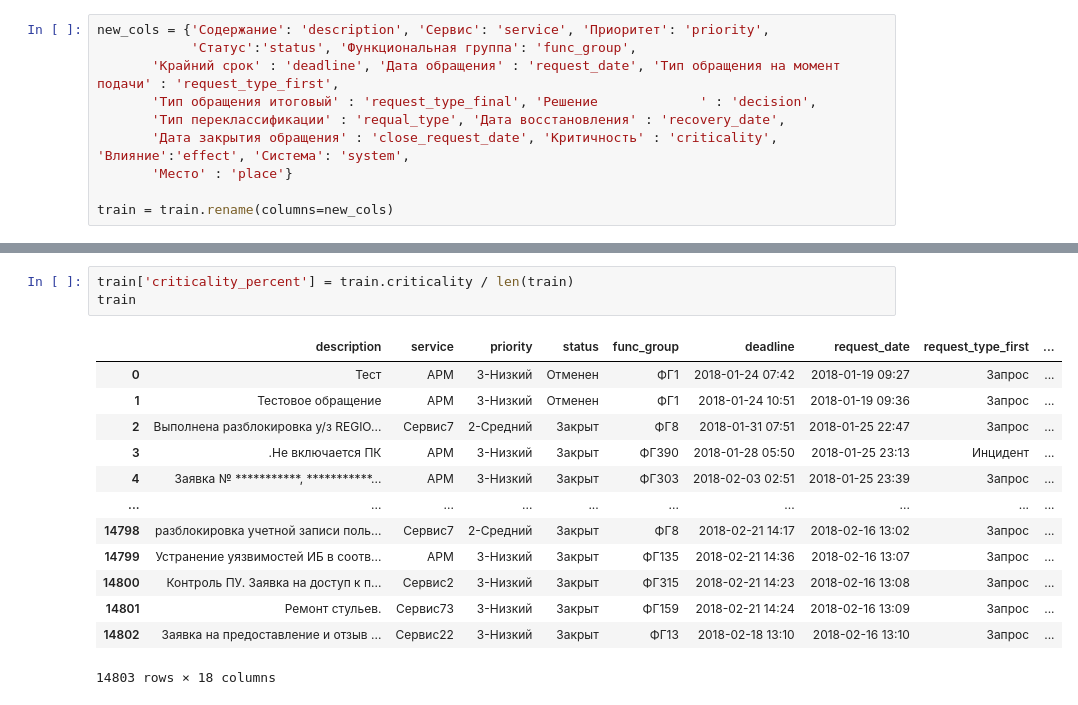
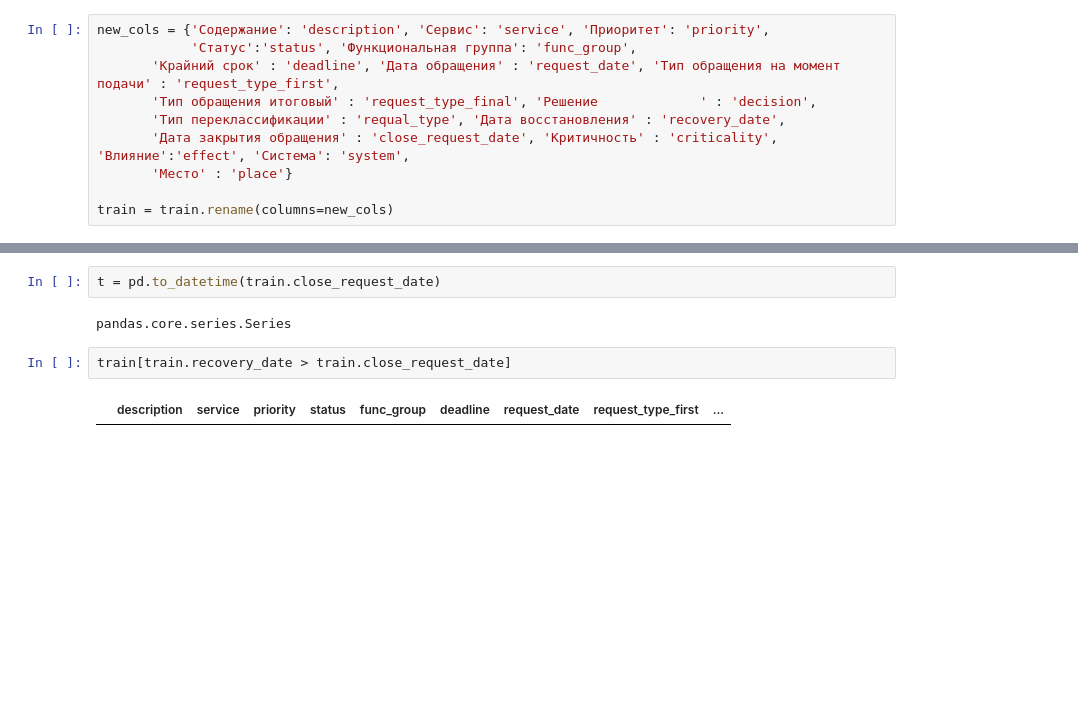
Before and after one commit to V1S10US/CBR, a Jupyter notebook: CBR_EDA.ipynb, the cells around one changed output, grey strips where cells are left out. Cells and saved outputs as stored; diff of their text form; blank space fills up the shorter version.

```diff
--- a/CBR_EDA.ipynb
+++ b/CBR_EDA.ipynb
@@ -110,17 +171,8 @@ train.criticality.hist()
+# %%
+t = pd.to_datetime(train.close_request_date)
+# %% [output]
+pandas.core.series.Series
 # %%
-train['criticality_percent'] = train.criticality / len(train)
-train
+train[train.recovery_date > train.close_request_date]
 # %% [output]
 |  | description | service | priority | status | func_group | deadline | request_date | request_type_first | ... |
-| 0 | Тест | АРМ | 3-Низкий | Отменен | ФГ1 | 2018-01-24 07:42 | 2018-01-19 09:27 | Запрос | ... |
-| 1 | Тестовое обращение | АРМ | 3-Низкий | Отменен | ФГ1 | 2018-01-24 10:51 | 2018-01-19 09:36 | Запрос | ... |
-| 2 | Выполнена разблокировка у/з REGIO... | Сервис7 | 2-Средний | Закрыт | ФГ8 | 2018-01-31 07:51 | 2018-01-25 22:47 | Запрос | ... |
-| 3 | .Не включается ПК | АРМ | 3-Низкий | Закрыт | ФГ390 | 2018-01-28 05:50 | 2018-01-25 23:13 | Инцидент | ... |
-| 4 | Заявка № ***********, ***********... | АРМ | 3-Низкий | Закрыт | ФГ303 | 2018-02-03 02:51 | 2018-01-25 23:39 | Запрос | ... |
-| ... | ... | ... | ... | ... | ... | ... | ... | ... | ... |
-| 14798 | разблокировка учетной записи поль... | Сервис7 | 2-Средний | Закрыт | ФГ8 | 2018-02-21 14:17 | 2018-02-16 13:02 | Запрос | ... |
-| 14799 | Устранение уязвимостей ИБ в соотв... | АРМ | 3-Низкий | Закрыт | ФГ135 | 2018-02-21 14:36 | 2018-02-16 13:07 | Запрос | ... |
-| 14800 | Контроль ПУ. Заявка на доступ к п... | Сервис2 | 3-Низкий | Закрыт | ФГ315 | 2018-02-21 14:23 | 2018-02-16 13:08 | Запрос | ... |
-| 14801 | Ремонт стульев. | Сервис73 | 3-Низкий | Закрыт | ФГ159 | 2018-02-21 14:24 | 2018-02-16 13:09 | Запрос | ... |
-| 14802 | Заявка на предоставление и отзыв ... | Сервис22 | 3-Низкий | Закрыт | ФГ13 | 2018-02-18 13:10 | 2018-02-16 13:10 | Запрос | ... |
-14803 rows × 18 columns
```
Also changed, not shown: parts of 30 cells of this notebook.
